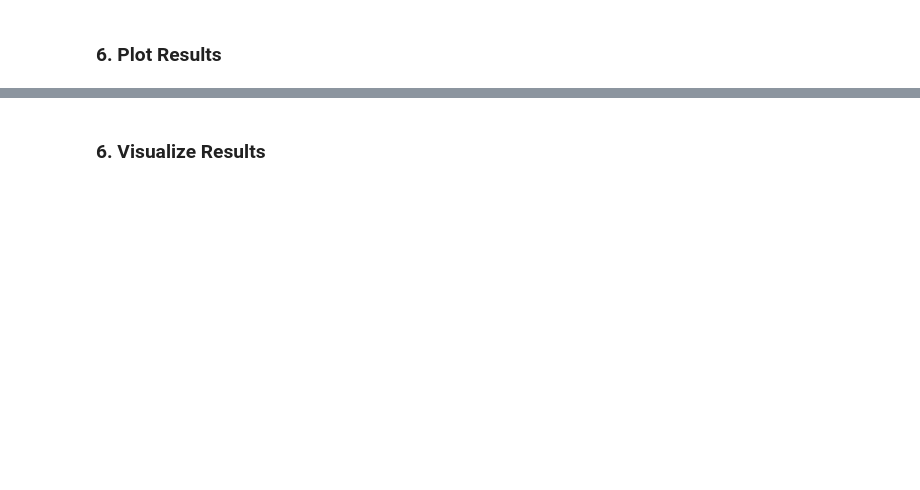
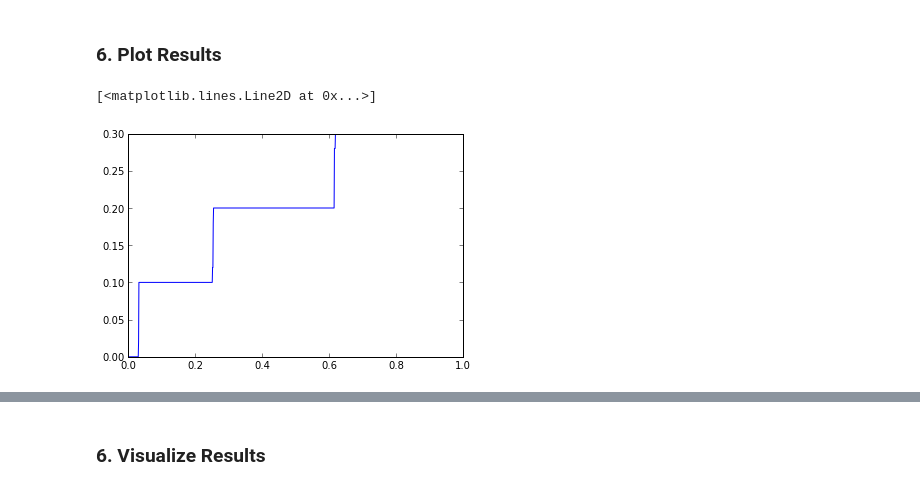
Before and after one commit to menpo/menpo, a Jupyter notebook: examples/ICVJ_Probabilistic_AAMs_Experiment_1.ipynb, the cells around one changed output, grey strips where cells are left out. Cells and saved outputs as stored; diff of their text form; code cells hidden in the pictures; blank space fills up the shorter version.

```diff
--- a/examples/ICVJ_Probabilistic_AAMs_Experiment_1.ipynb
+++ b/examples/ICVJ_Probabilistic_AAMs_Experiment_1.ipynb
@@ -210,5 +205,3 @@ opt_trans_within_subspace = [within_subspace.align(img, param, max_iters=50)
                              for img, param in zip(gs_images, ini_sta_params)]
 # %% [markdown]
 ### 6. Plot Results
-# %%
-for s in shapes
@@ -214,0 +224,35 @@ for s in shapes
+# %%
+shapes_project_out = [[t.target for t in opt_trans]
+                      for opt_trans in opt_trans_project_out]
+
+#shapes_simultaneous = [t.target for t in opt_trans_simutaneous]
+#shapes_adaptive = [t.target for t in opt_trans_adaptive]
+#shapes_alternating = [t.target for t in opt_trans_alternating]
+#shapes_cone = [t.target for t in opt_trans_cone]
+#shapes_code = [t.target for t in opt_trans_code]
+#shapes_probabilistic = [t.target for t in opt_trans_probabilistic]
+#shapes_to_subspace = [t.target for t in opt_trans_to_subspace]
+#shapes_within_subspace = [t.target for t in opt_trans_within_subspace]
+# %%
+error_project_out = np.array([compute_rame(f.points, s.points)
+                              for f in shapes_project_out[i]
+                              for i, s in enumerate(shapes)])
+# %%
+from __future__ import division
+
+stop = 1
+step = 0.001
+
+xs = np.arange(0,stop,step)
+cumulative_error_project_out = np.zeros_like(xs)
+
+n_fittings = n_images * n_initializations
+
+for i, limit in enumerate(xs):
+    cumulative_error_project_out[i] = (np.count_nonzero(error_project_out < limit) /
+                                       n_fittings)
+
+plot(xs, cumulative_error_project_out)
+# %% [output]
+[<matplotlib.lines.Line2D at 0x...>]
+[figure, added]
```
Also changed, not shown: parts of 10 cells of this notebook.
